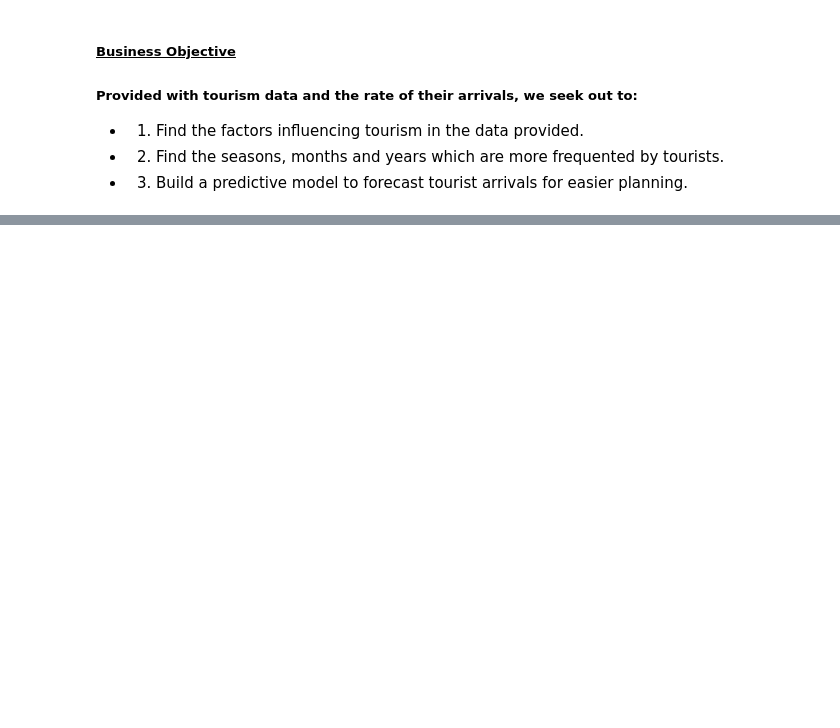
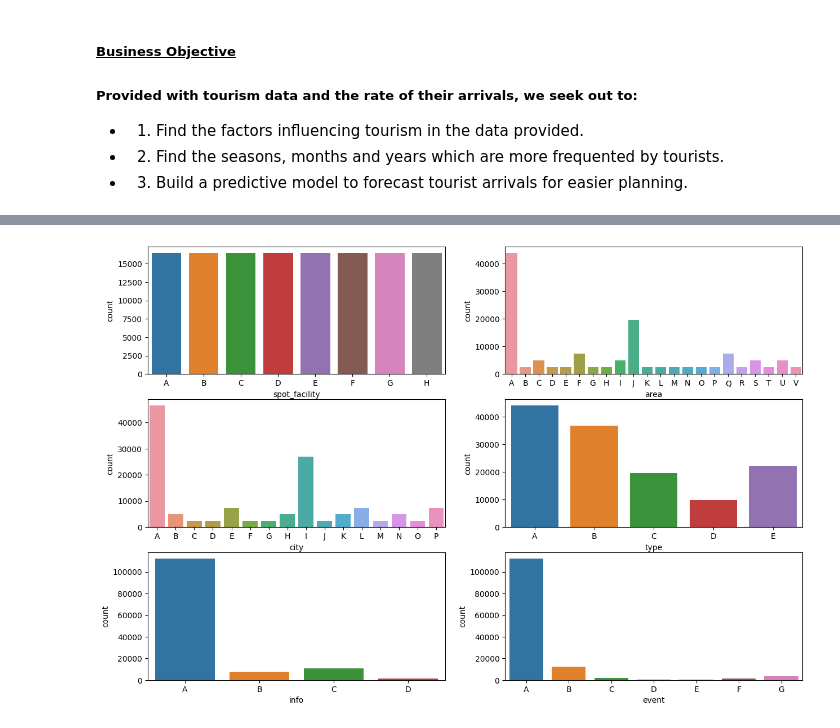
Before and after one commit to derak-isaack/tourist_prediction, a Jupyter notebook: tourist.ipynb, the cells around one changed output, grey strips where cells are left out. Drawn from its saved outputs; the diff is of its cells as text; code cells hidden in the pictures; blank space fills up the shorter version.

```diff
--- a/tourist.ipynb
+++ b/tourist.ipynb
@@ -55,0 +104,2 @@ df.head()
+# %%
+df.drop(columns=['tourism_index'], axis=1, inplace=True)
@@ -55,0 +153,12 @@ df.head()
+# %%
+def categoricals(data, figsize=(12,6)):
+    categories = data.select_dtypes(include="object")
+    plt.figure(figsize=figsize)
+    for i, items in enumerate(categories.columns):
+        plt.subplot(3, 2, i+1)
+        sns.countplot(data=data, x=items)
+    plt.show()
+# %%
+categoricals(df, figsize=(15,10))
+# %% [output]
+[figure, added]
```
Also changed, not shown: parts of 27 cells of this notebook.
